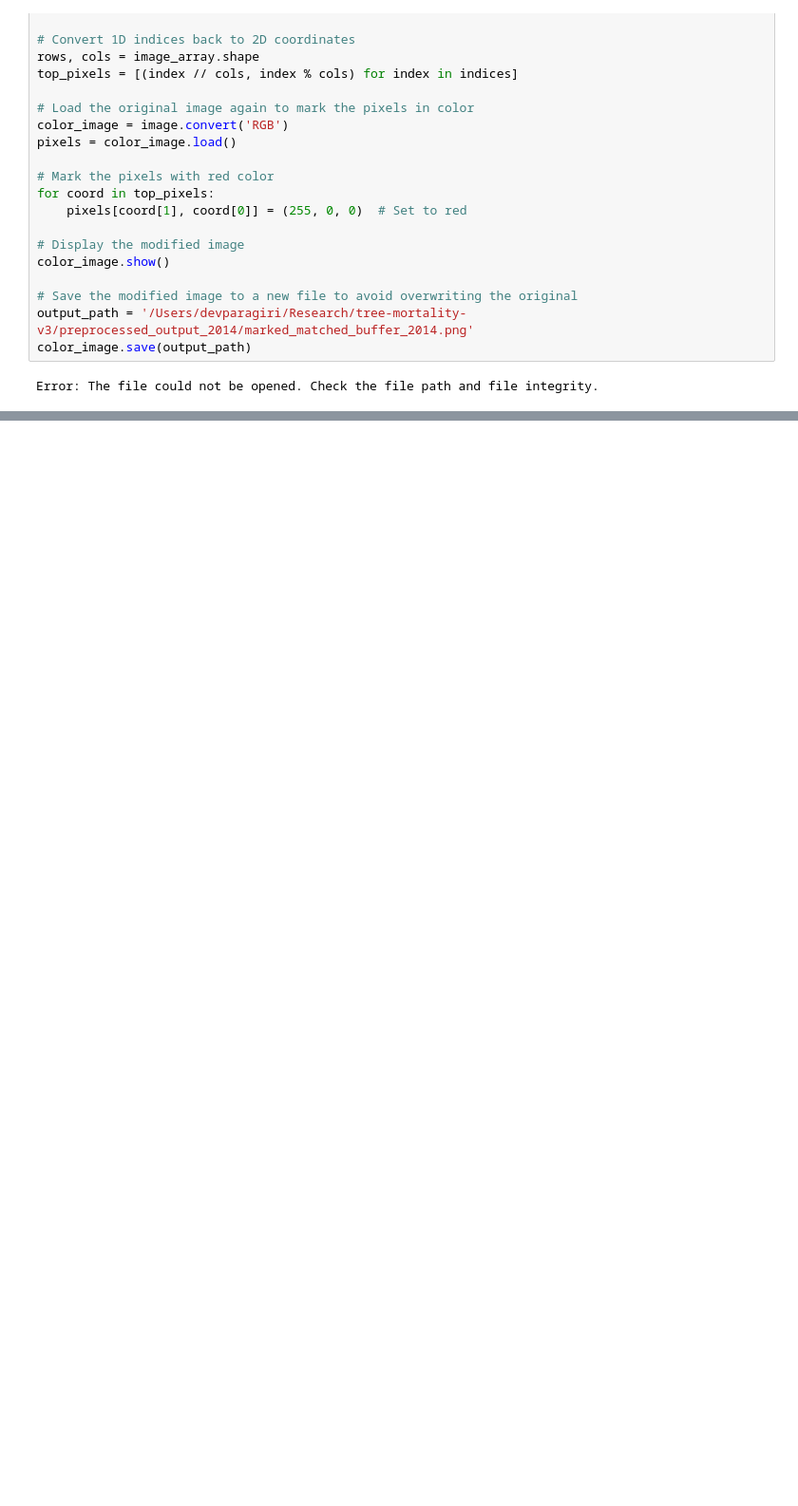
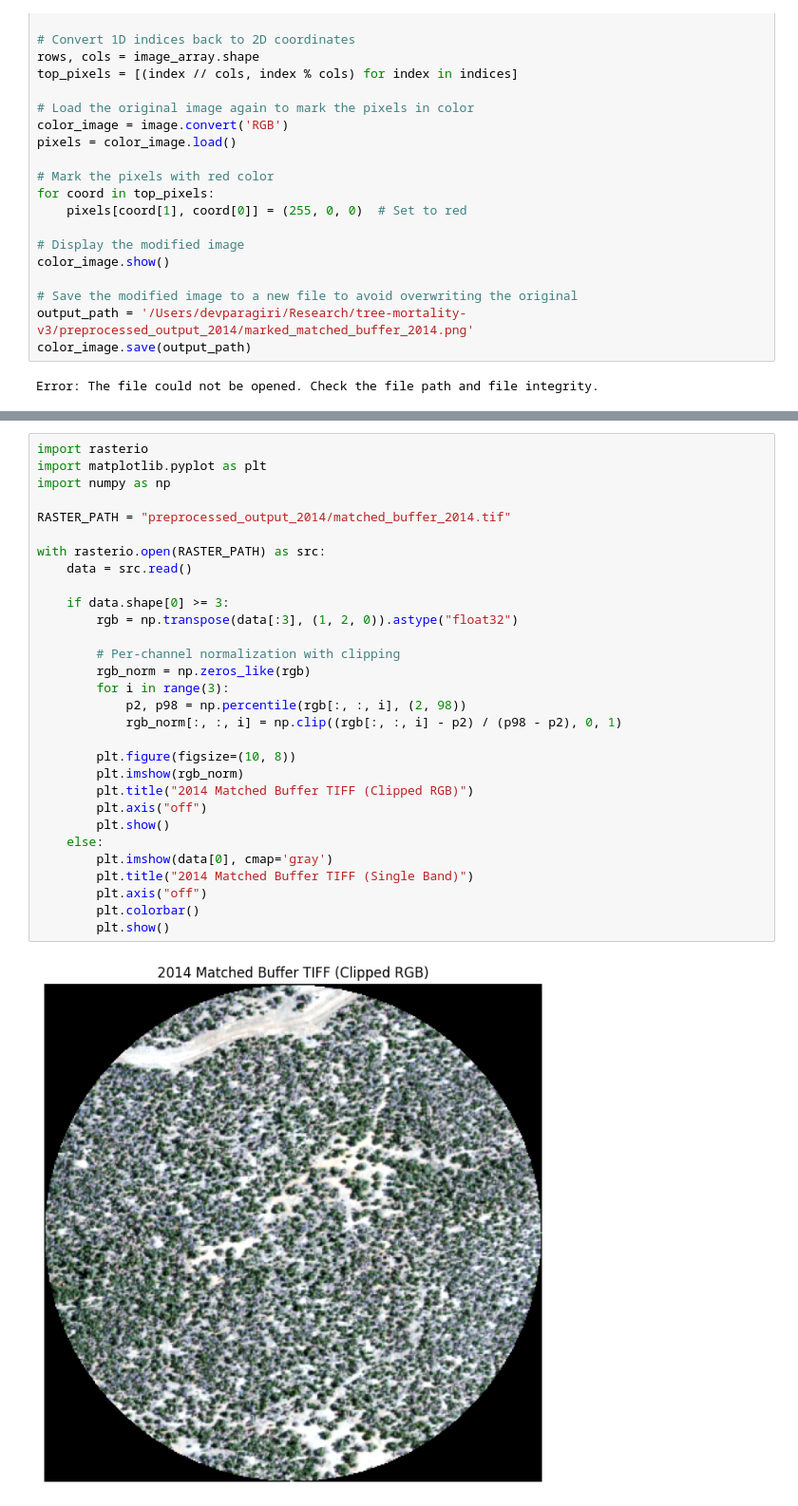
Before and after one commit to DeveshParagiri/tree-mortality, a Jupyter notebook: test.ipynb, the cells around one changed output, grey strips where cells are left out. Shown at 95% size. Saved outputs shown, nothing was run; the diff lists cells and outputs as text; blank space fills up the shorter version.

```diff
--- a/test.ipynb
+++ b/test.ipynb
@@ -115,0 +237,32 @@ Error: The file could not be opened. Check the file path and file integrity.
+# %%
+import rasterio
+import matplotlib.pyplot as plt
+import numpy as np
+
+RASTER_PATH = "preprocessed_output_2014/matched_buffer_2014.tif"
+
+with rasterio.open(RASTER_PATH) as src:
+    data = src.read()
+
+    if data.shape[0] >= 3:
+        rgb = np.transpose(data[:3], (1, 2, 0)).astype("float32")
+
+        # Per-channel normalization with clipping
+        rgb_norm = np.zeros_like(rgb)
+        for i in range(3):
+            p2, p98 = np.percentile(rgb[:, :, i], (2, 98))
+            rgb_norm[:, :, i] = np.clip((rgb[:, :, i] - p2) / (p98 - p2), 0, 1)
+
+        plt.figure(figsize=(10, 8))
+        plt.imshow(rgb_norm)
+        plt.title("2014 Matched Buffer TIFF (Clipped RGB)")
+        plt.axis("off")
+        plt.show()
+    else:
+        plt.imshow(data[0], cmap='gray')
+        plt.title("2014 Matched Buffer TIFF (Single Band)")
+        plt.axis("off")
+        plt.colorbar()
+        plt.show()
+# %% [output]
+[figure, added]
```
Also changed, not shown: parts of 16 cells of this notebook, 13 other files.
